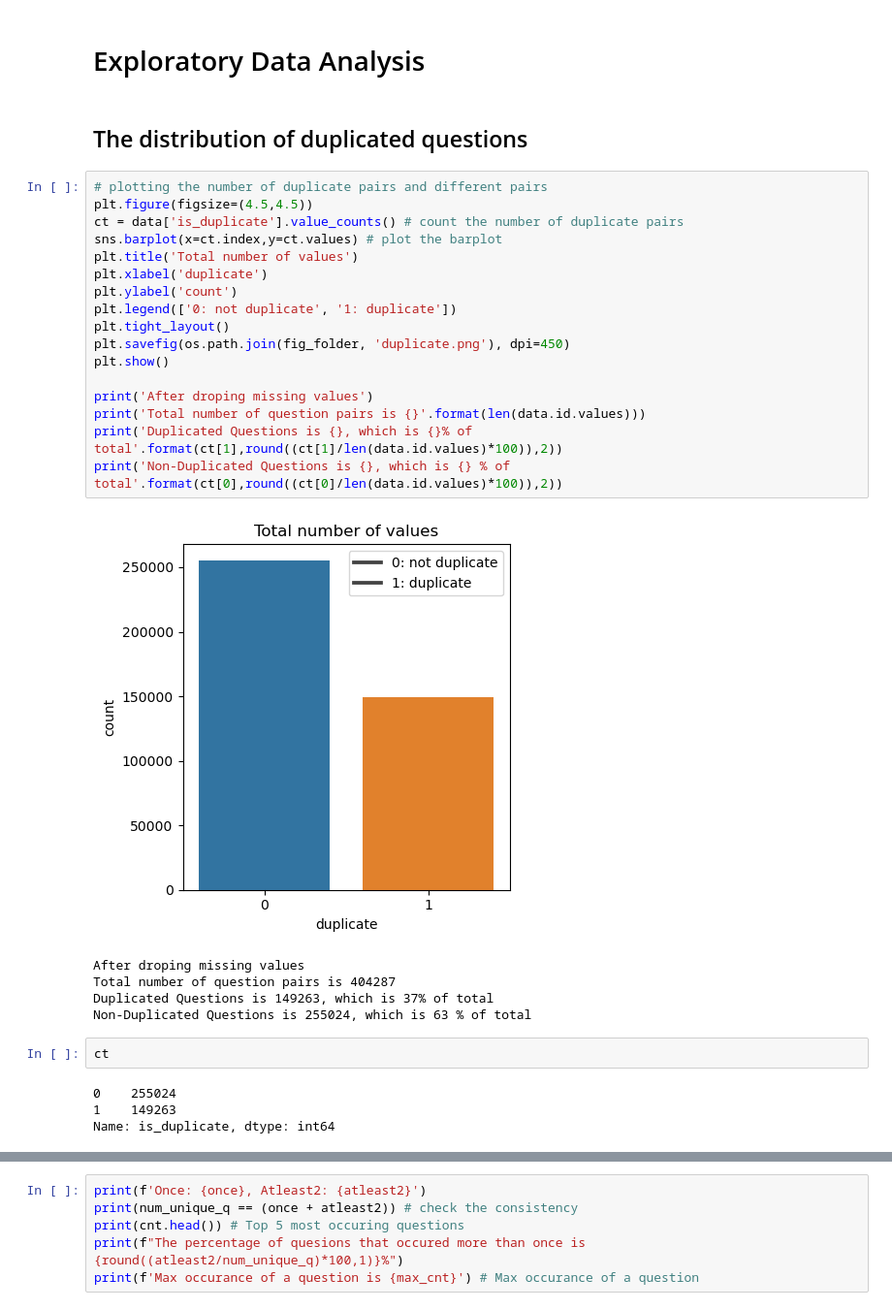
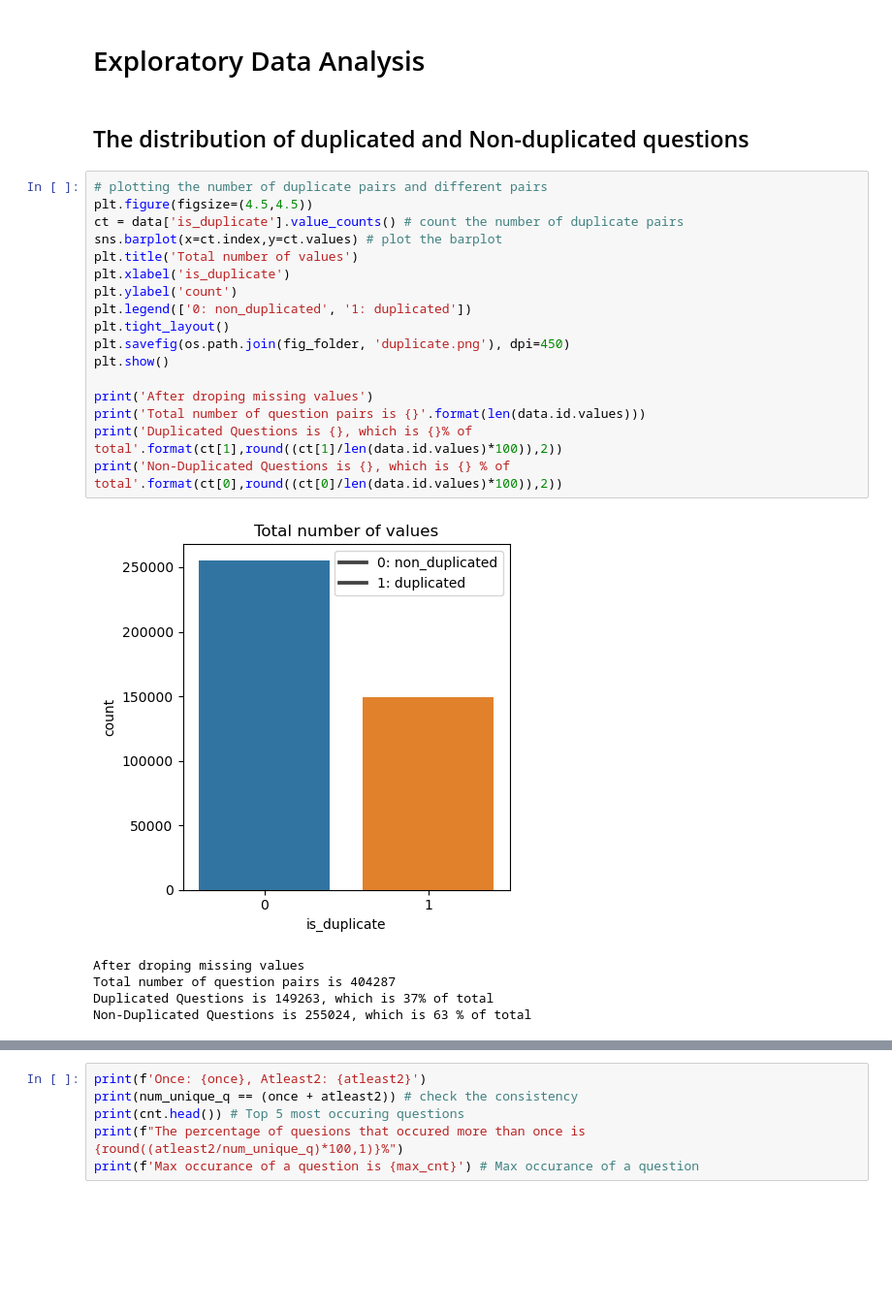
Before and after one commit to Vinnieassaulter/DataAnalytics, a Jupyter notebook: Quora-question-pair-similarity/data_description.ipynb, the cells around one changed output, grey strips where cells are left out. Shown at 97% size. Cells and saved outputs as stored; diff of their text form; blank space fills up the shorter version.

```diff
--- a/Quora-question-pair-similarity/data_description.ipynb
+++ b/Quora-question-pair-similarity/data_description.ipynb
@@ -58,33 +69,27 @@ data.shape
 # %% [markdown]
 # Exploratory Data Analysis
 # %% [markdown]
-## The distribution of duplicated questions
+## The distribution of duplicated and Non-duplicated questions
 # %%
 # plotting the number of duplicate pairs and different pairs
 plt.figure(figsize=(4.5,4.5))
 ct = data['is_duplicate'].value_counts() # count the number of duplicate pairs
 sns.barplot(x=ct.index,y=ct.values) # plot the barplot
 plt.title('Total number of values')
-plt.xlabel('duplicate')
+plt.xlabel('is_duplicate')
 plt.ylabel('count')
-plt.legend(['0: not duplicate', '1: duplicate'])
+plt.legend(['0: non_duplicated', '1: duplicated'])
 plt.tight_layout()
 plt.savefig(os.path.join(fig_folder, 'duplicate.png'), dpi=450)
 plt.show()
 
 print('After droping missing values')
 print('Total number of question pairs is {}'.format(len(data.id.values)))
 print('Duplicated Questions is {}, which is {}% of total'.format(ct[1],round((ct[1]/len(data.id.values)*100)),2))
 print('Non-Duplicated Questions is {}, which is {} % of total'.format(ct[0],round((ct[0]/len(data.id.values)*100)),2))
 # %% [output]
-[figure, old version]
+[figure, new version]
 After droping missing values
 Total number of question pairs is 404287
 Duplicated Questions is 149263, which is 37% of total
 Non-Duplicated Questions is 255024, which is 63 % of total
-# %%
-ct
-# %% [output]
-0    255024
-1    149263
-Name: is_duplicate, dtype: int64
```
Also changed, not shown: parts of 33 cells of this notebook, 11 other files.
